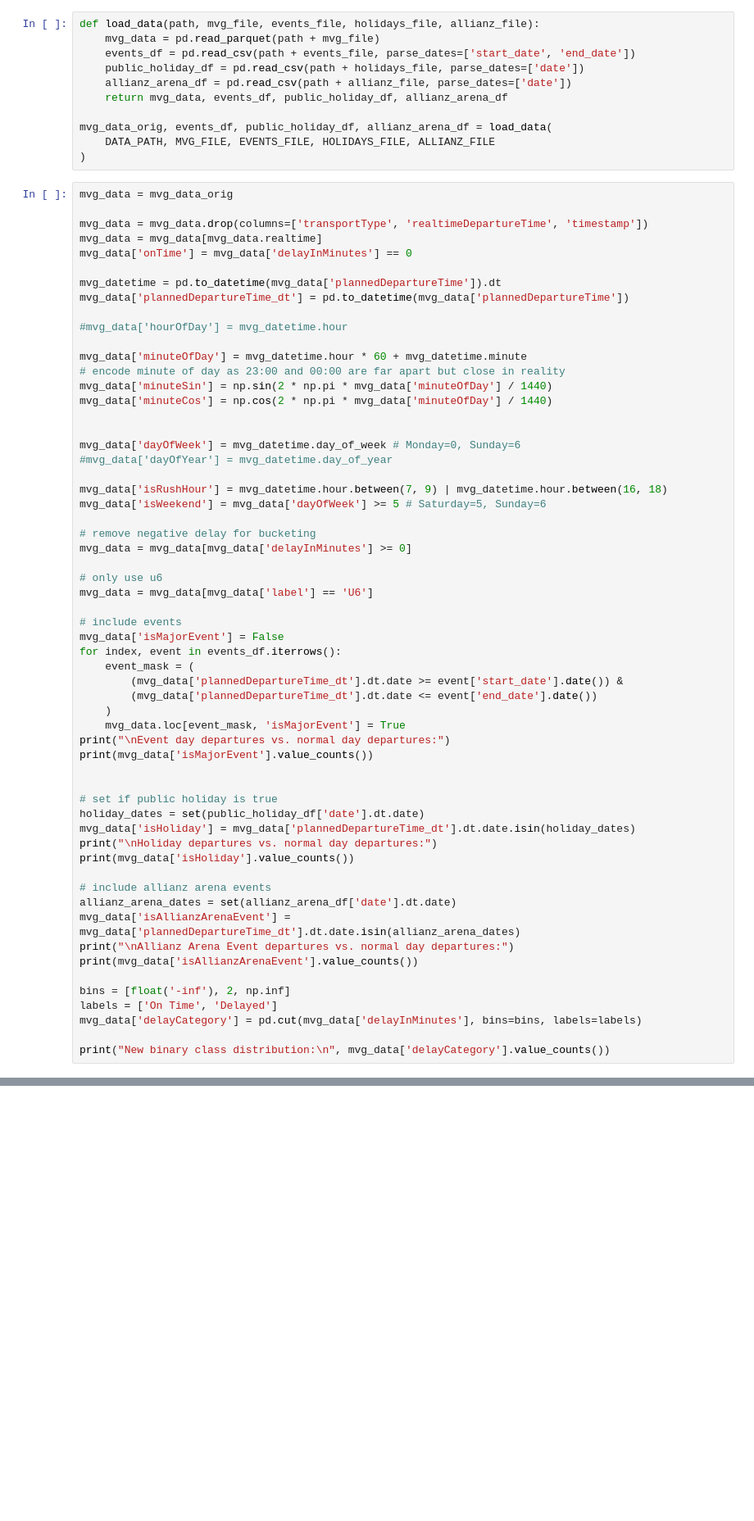
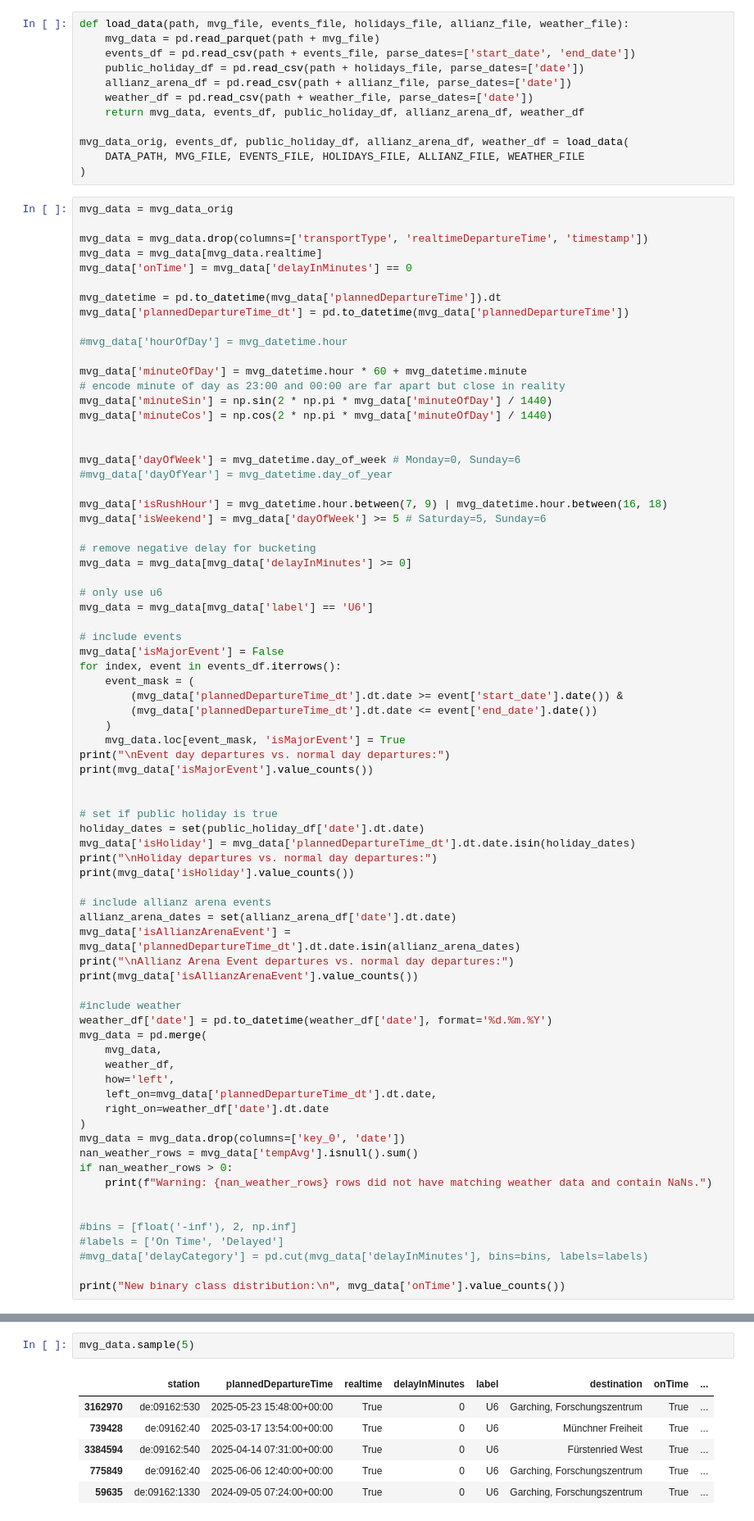
Before and after one commit to Flipez/data-fun, a Jupyter notebook: posts/mvg-linear-regression/index.ipynb, the cells around one changed output, grey strips where cells are left out. Shown: that part at 82% size. Drawn from its saved outputs; the diff is of its cells as text; blank space fills up the shorter version.

```diff
--- a/posts/mvg-linear-regression/index.ipynb
+++ b/posts/mvg-linear-regression/index.ipynb
@@ -22,13 +25,14 @@ ALLIANZ_FILE = "allianz_arena_events.csv"
 # %%
-def load_data(path, mvg_file, events_file, holidays_file, allianz_file):
+def load_data(path, mvg_file, events_file, holidays_file, allianz_file, weather_file):
     mvg_data = pd.read_parquet(path + mvg_file)
     events_df = pd.read_csv(path + events_file, parse_dates=['start_date', 'end_date'])
     public_holiday_df = pd.read_csv(path + holidays_file, parse_dates=['date'])
     allianz_arena_df = pd.read_csv(path + allianz_file, parse_dates=['date'])
-    return mvg_data, events_df, public_holiday_df, allianz_arena_df
+    weather_df = pd.read_csv(path + weather_file, parse_dates=['date'])
+    return mvg_data, events_df, public_holiday_df, allianz_arena_df, weather_df
 
-mvg_data_orig, events_df, public_holiday_df, allianz_arena_df = load_data(
-    DATA_PATH, MVG_FILE, EVENTS_FILE, HOLIDAYS_FILE, ALLIANZ_FILE
+mvg_data_orig, events_df, public_holiday_df, allianz_arena_df, weather_df = load_data(
+    DATA_PATH, MVG_FILE, EVENTS_FILE, HOLIDAYS_FILE, ALLIANZ_FILE, WEATHER_FILE
 )
 # %%
 mvg_data = mvg_data_orig
@@ -84,11 +88,26 @@ mvg_data['isAllianzArenaEvent'] = mvg_data['plannedDepartureTime_dt'].dt.date.is
 print("\nAllianz Arena Event departures vs. normal day departures:")
 print(mvg_data['isAllianzArenaEvent'].value_counts())
 
-bins = [float('-inf'), 2, np.inf]
-labels = ['On Time', 'Delayed']
-mvg_data['delayCategory'] = pd.cut(mvg_data['delayInMinutes'], bins=bins, labels=labels)
+#include weather
+weather_df['date'] = pd.to_datetime(weather_df['date'], format='%d.%m.%Y')
+mvg_data = pd.merge(
+    mvg_data,
+    weather_df,
+    how='left',
+    left_on=mvg_data['plannedDepartureTime_dt'].dt.date,
+    right_on=weather_df['date'].dt.date
+)
+mvg_data = mvg_data.drop(columns=['key_0', 'date'])
+nan_weather_rows = mvg_data['tempAvg'].isnull().sum()
+if nan_weather_rows > 0:
+    print(f"Warning: {nan_weather_rows} rows did not have matching weather data and contain NaNs.")
 
-print("New binary class distribution:\n", mvg_data['delayCategory'].value_counts())
+
+#bins = [float('-inf'), 2, np.inf]
+#labels = ['On Time', 'Delayed']
+#mvg_data['delayCategory'] = pd.cut(mvg_data['delayInMinutes'], bins=bins, labels=labels)
+
+print("New binary class distribution:\n", mvg_data['onTime'].value_counts())
 # %% [output]
 Event day departures vs. normal day departures:
 isMajorEvent
@@ -109 +128,10 @@ Delayed      82793
 Name: count, dtype: int64
+# %%
+mvg_data.sample(5)
+# %% [output]
+|  | station | plannedDepartureTime | realtime | delayInMinutes | label | destination | onTime | ... |
+| 3162970 | de:09162:530 | 2025-05-23 15:48:00+00:00 | True | 0 | U6 | Garching, Forschungszentrum | True | ... |
+| 739428 | de:09162:40 | 2025-03-17 13:54:00+00:00 | True | 0 | U6 | Münchner Freiheit | True | ... |
+| 3384594 | de:09162:540 | 2025-04-14 07:31:00+00:00 | True | 0 | U6 | Fürstenried West | True | ... |
+| 775849 | de:09162:40 | 2025-06-06 12:40:00+00:00 | True | 0 | U6 | Garching, Forschungszentrum | True | ... |
+| 59635 | de:09162:1330 | 2024-09-05 07:24:00+00:00 | True | 0 | U6 | Garching, Forschungszentrum | True | ... |
```
Also changed, not shown: parts of 15 cells of this notebook, 1 other file.
